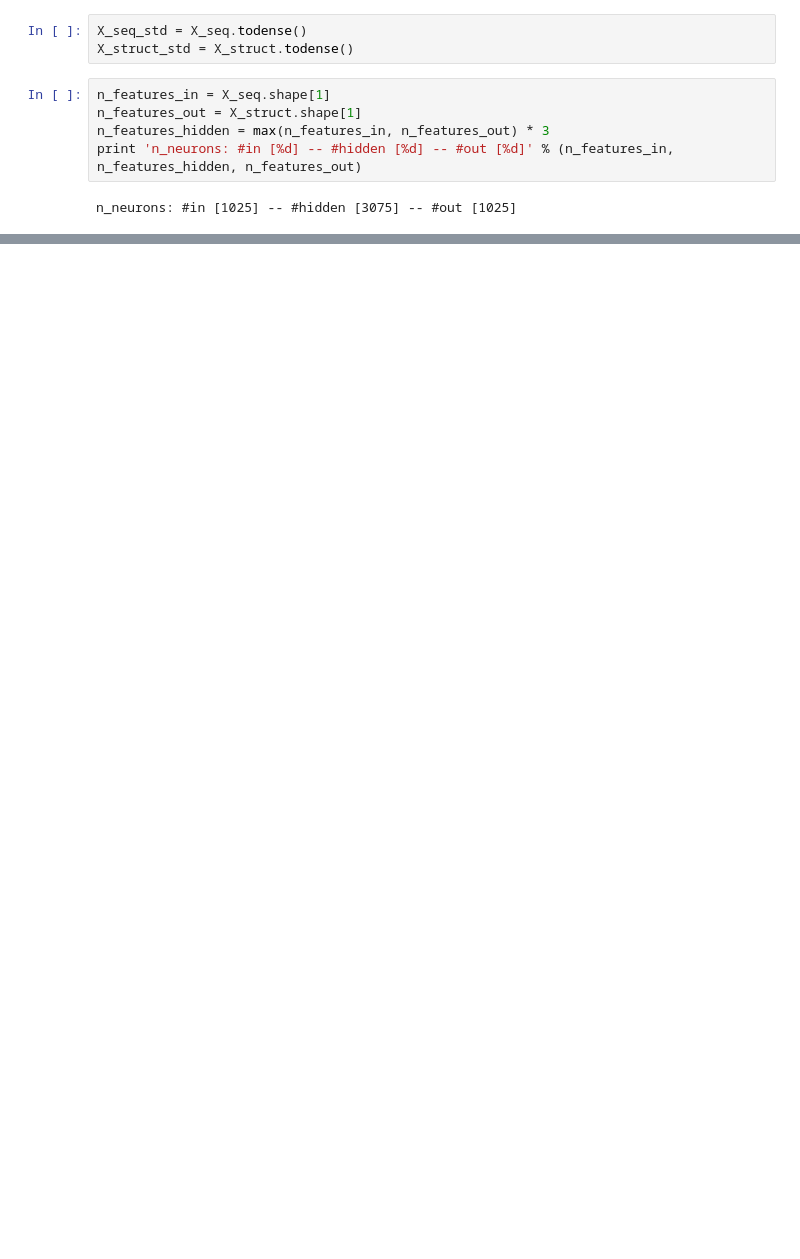
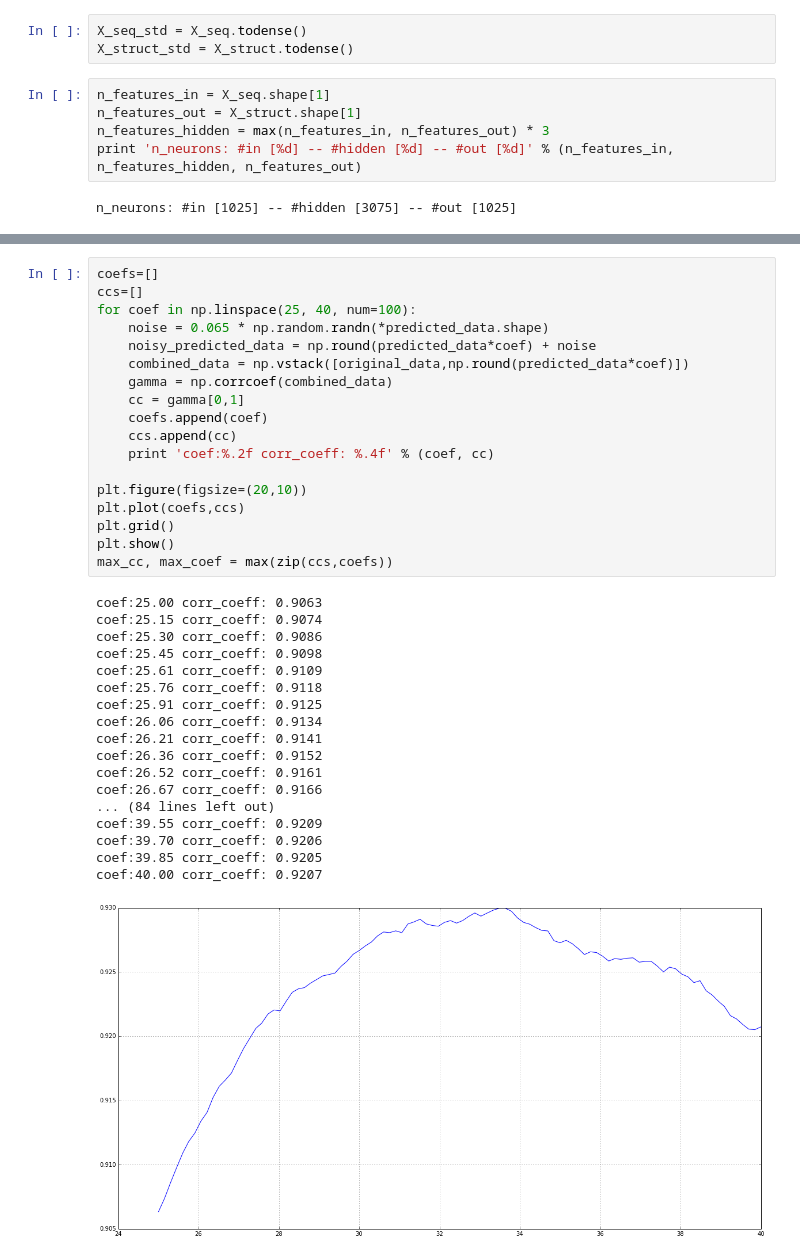
Before and after one commit to fabriziocosta/EDeN_examples, a Jupyter notebook: bioinf/rna/DeepNet for Folding prediction.ipynb, the cells around one changed output, grey strips where cells are left out. Cells and saved outputs as stored; diff of their text form; blank space fills up the shorter version.

```diff
--- a/bioinf/rna/DeepNet for Folding prediction.ipynb
+++ b/bioinf/rna/DeepNet for Folding prediction.ipynb
@@ -304,0 +332,37 @@ Wall time: 15.6 s
+# %%
+coefs=[]
+ccs=[]
+for coef in np.linspace(25, 40, num=100):
+    noise = 0.065 * np.random.randn(*predicted_data.shape)
+    noisy_predicted_data = np.round(predicted_data*coef) + noise
+    combined_data = np.vstack([original_data,np.round(predicted_data*coef)])
+    gamma = np.corrcoef(combined_data)
+    cc = gamma[0,1]
+    coefs.append(coef)
+    ccs.append(cc)
+    print 'coef:%.2f corr_coeff: %.4f' % (coef, cc)
+
+plt.figure(figsize=(20,10))
+plt.plot(coefs,ccs)
+plt.grid()
+plt.show()
+max_cc, max_coef = max(zip(ccs,coefs))
+# %% [output]
+coef:25.00 corr_coeff: 0.9063
+coef:25.15 corr_coeff: 0.9074
+coef:25.30 corr_coeff: 0.9086
+coef:25.45 corr_coeff: 0.9098
+coef:25.61 corr_coeff: 0.9109
+coef:25.76 corr_coeff: 0.9118
+coef:25.91 corr_coeff: 0.9125
+coef:26.06 corr_coeff: 0.9134
+coef:26.21 corr_coeff: 0.9141
+coef:26.36 corr_coeff: 0.9152
+coef:26.52 corr_coeff: 0.9161
+coef:26.67 corr_coeff: 0.9166
+... (84 lines left out)
+coef:39.55 corr_coeff: 0.9209
+coef:39.70 corr_coeff: 0.9206
+coef:39.85 corr_coeff: 0.9205
+coef:40.00 corr_coeff: 0.9207
+[figure, added]
```
Also changed, not shown: parts of 19 cells of this notebook, 2 other files.
